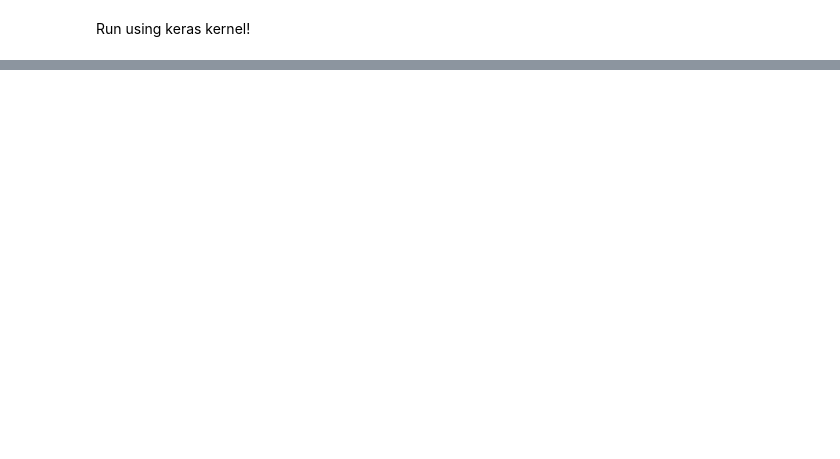
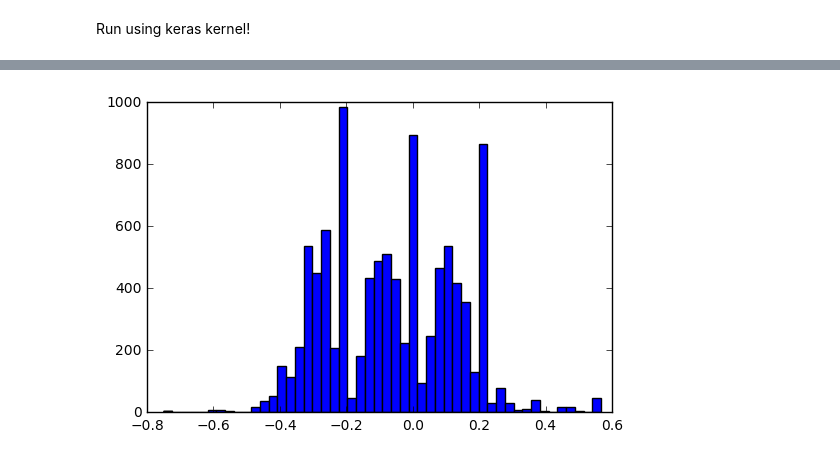
Before and after one commit to mattwg/carnd-cloning-experiments, a Jupyter notebook: Explore Basics.ipynb, the cells around one changed output, grey strips where cells are left out. Drawn from its saved outputs; the diff is of its cells as text; code cells hidden in the pictures; blank space fills up the shorter version.

```diff
--- a/Explore Basics.ipynb
+++ b/Explore Basics.ipynb
@@ -132,0 +388,24 @@ Epoch 10/10
+# %%
+def clean_driving_log(logfile, img_dir):
+    with open(logfile,'r') as r, open('clean_log.csv','w') as w:
+        reader = csv.reader(r, delimiter=',')
+        writer = csv.writer(w, delimiter=',')
+        for row in reader:
+            imgc_file = img_dir + row[0].strip()
+            imgl_file = img_dir + row[1].strip()
+            imgr_file = img_dir + row[2].strip()
+            if (os.path.isfile(imgc_file) & os.path.isfile(imgl_file) & os.path.isfile(imgr_file)):
+                writer.writerow(row)
+
+image_dir = 'data/images_run01/'
+clean_driving_log('driving_log.csv', image_dir)
+g = generator_random_zero(10000, image_dir,'clean_log.csv')
+images, angle = g.__next__()
+angle = np.float32(angle)
+# %%
+angle[angle==0].shape
+#angle.shape
+angle[0:100]
+p = plt.hist(angle, bins=50)
+# %% [output]
+[figure, added]
```
Also changed, not shown: parts of 12 cells of this notebook, 1 other file.
